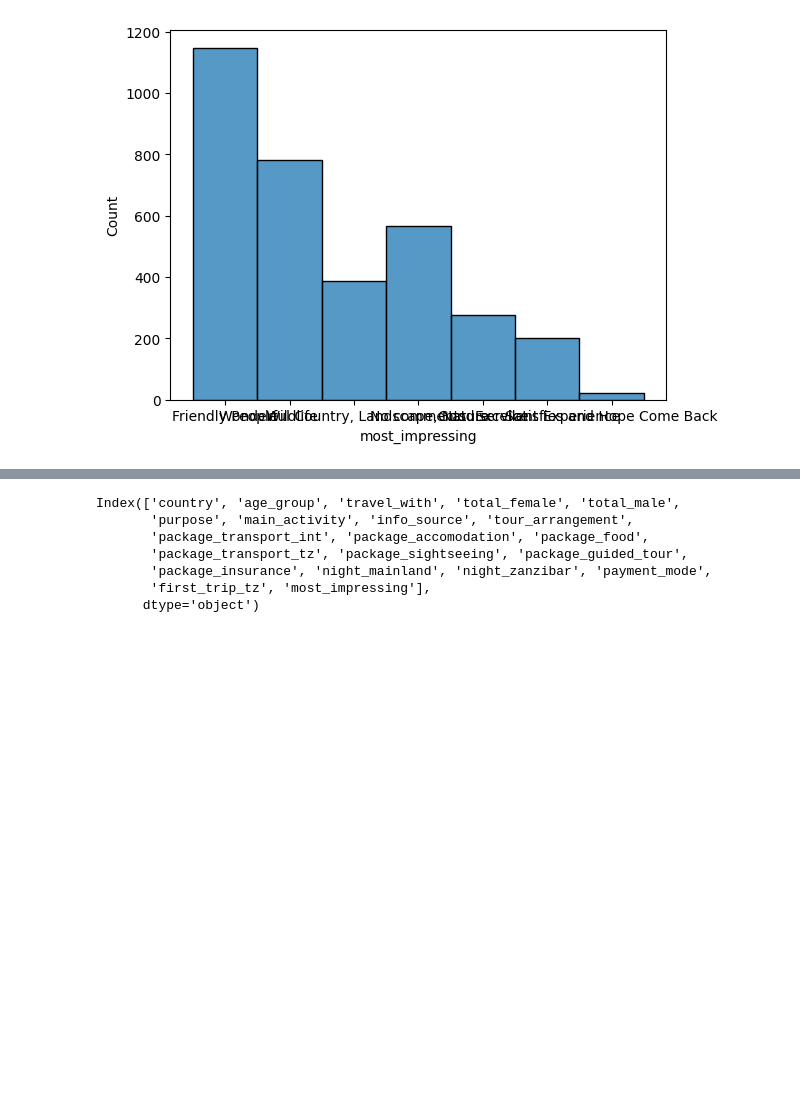
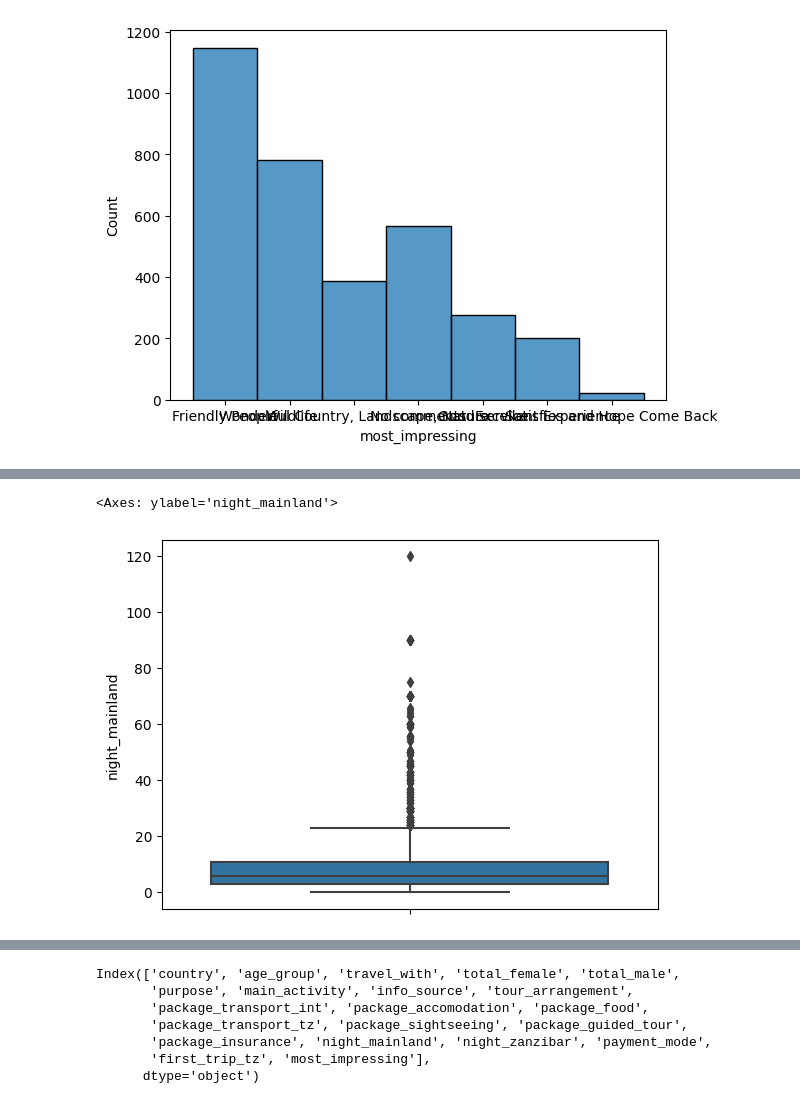
Before and after one commit to marinamoya/tanzania-turism-ml-project, a Jupyter notebook: Train_features_EDA _new.ipynb, the cells around one changed output, grey strips where cells are left out. Saved outputs shown, nothing was run; the diff lists cells and outputs as text; code cells hidden in the pictures; blank space fills up the shorter version.

```diff
--- a/Train_features_EDA _new.ipynb
+++ b/Train_features_EDA _new.ipynb
@@ -185,0 +207,5 @@ plt.show()
+# %%
+sns.boxplot(X_train, y ='night_mainland')
+# %% [output]
+<Axes: ylabel='night_mainland'>
+[figure, added]
```
Also changed, not shown: parts of 11 cells of this notebook.
